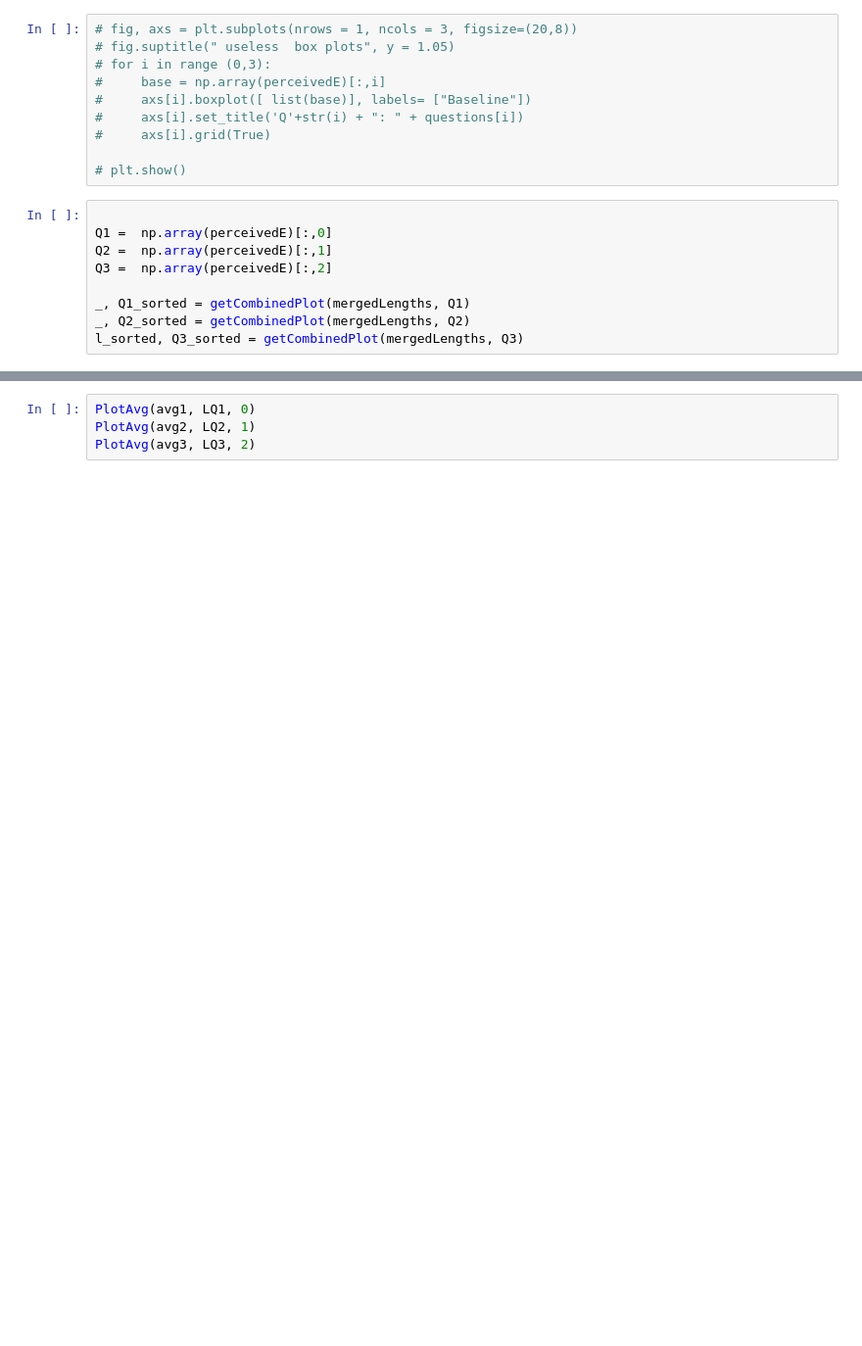
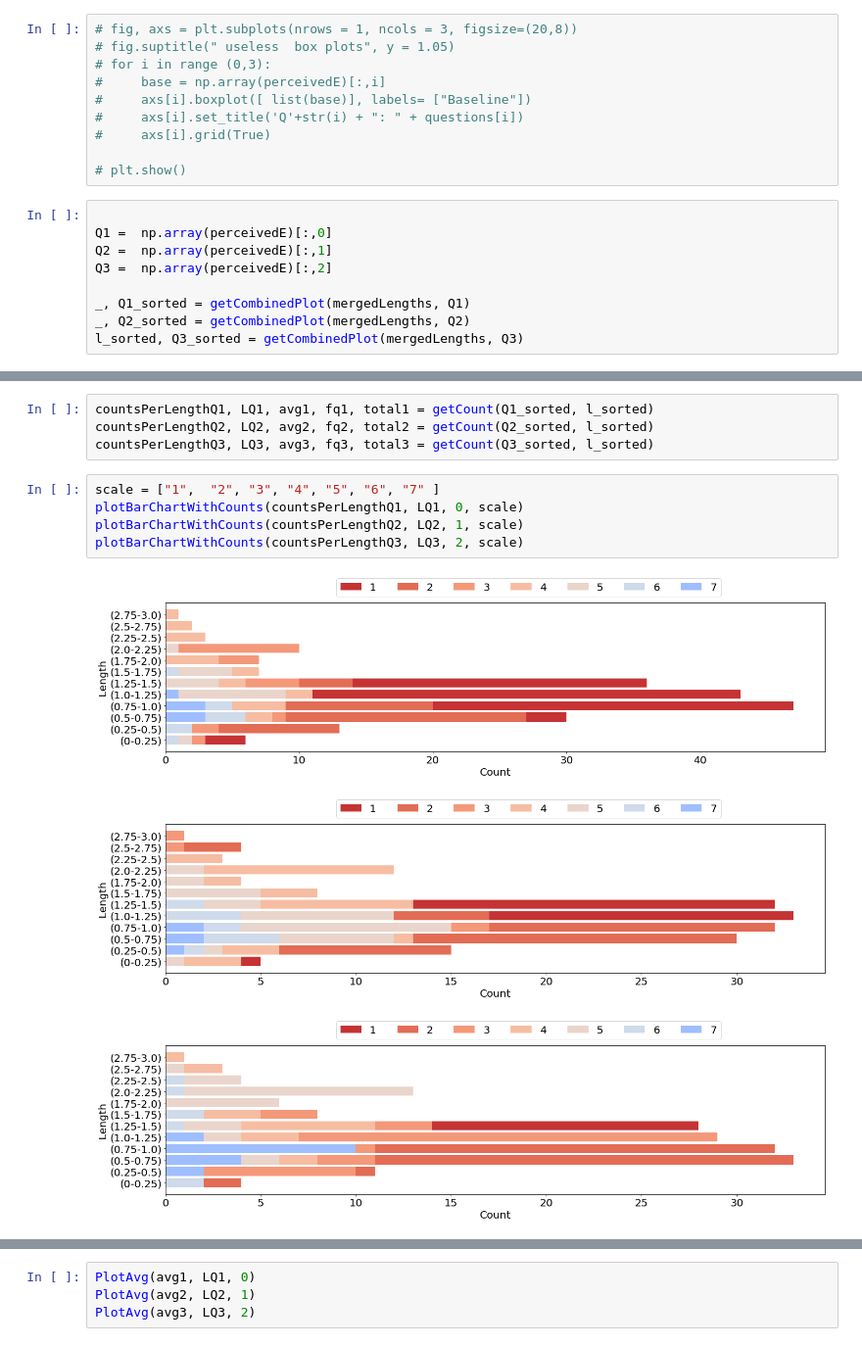
Before and after one commit to AndreeaStefan/SmartuistWrapper, a Jupyter notebook: evaluation/PerceivedEffortPhase1.ipynb, the cells around one changed output, grey strips where cells are left out. Shown at 98% size. Saved outputs shown, nothing was run; the diff lists cells and outputs as text; blank space fills up the shorter version.

```diff
--- a/evaluation/PerceivedEffortPhase1.ipynb
+++ b/evaluation/PerceivedEffortPhase1.ipynb
@@ -236,4 +239,17 @@ def plotBarChartWithCounts(QuestionCounts, QLengths, idx, stacked=False):
     axs.legend( loc='upper right', ncol = 7,  bbox_to_anchor=(.85, 1.2))
     plt.tight_layout()
     plt.show()
+# %%
+countsPerLengthQ1, LQ1, avg1, fq1, total1 = getCount(Q1_sorted, l_sorted)
+countsPerLengthQ2, LQ2, avg2, fq2, total2 = getCount(Q2_sorted, l_sorted)
+countsPerLengthQ3, LQ3, avg3, fq3, total3 = getCount(Q3_sorted, l_sorted)
+# %%
+scale = ["1",  "2", "3", "4", "5", "6", "7" ]
+plotBarChartWithCounts(countsPerLengthQ1, LQ1, 0, scale)
+plotBarChartWithCounts(countsPerLengthQ2, LQ2, 1, scale)
+plotBarChartWithCounts(countsPerLengthQ3, LQ3, 2, scale)
+# %% [output]
+[figure, added]
+[figure, added]
+[figure, added]
 # %%
```
Also changed, not shown: parts of 8 cells of this notebook, 3 other files.
